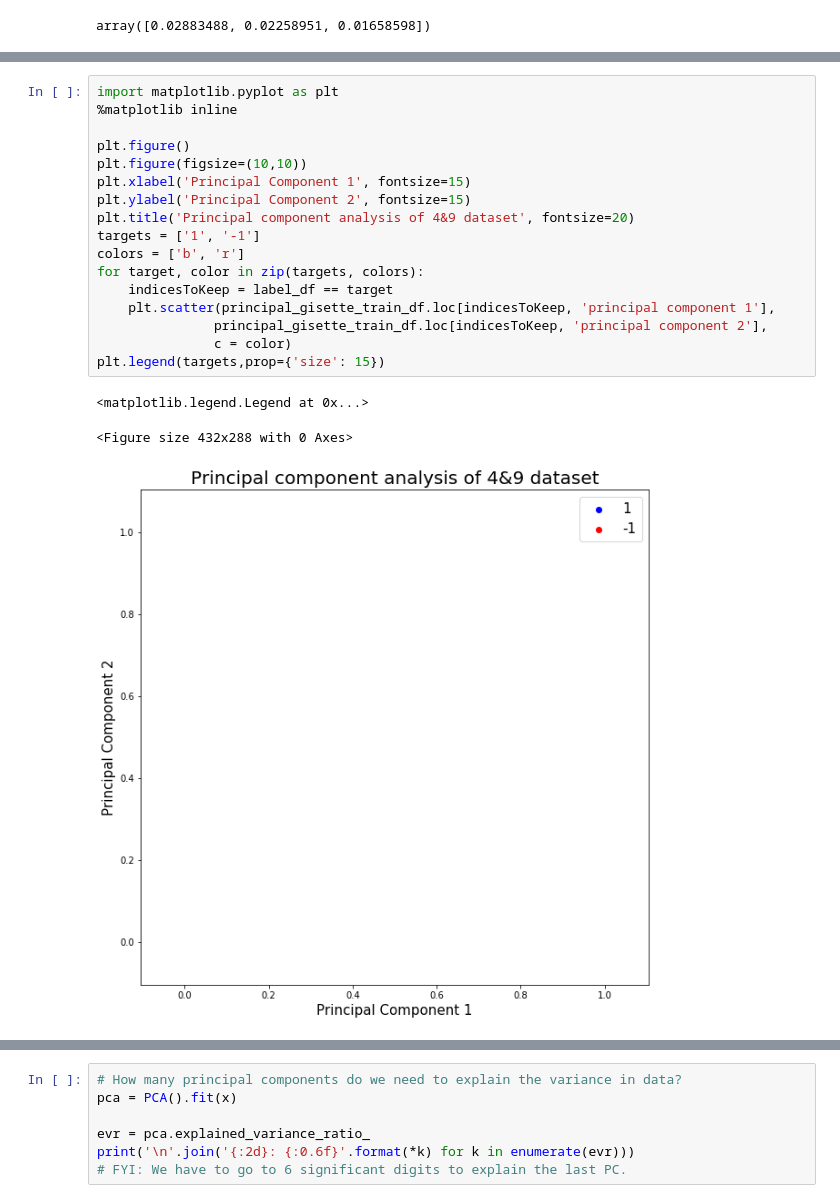
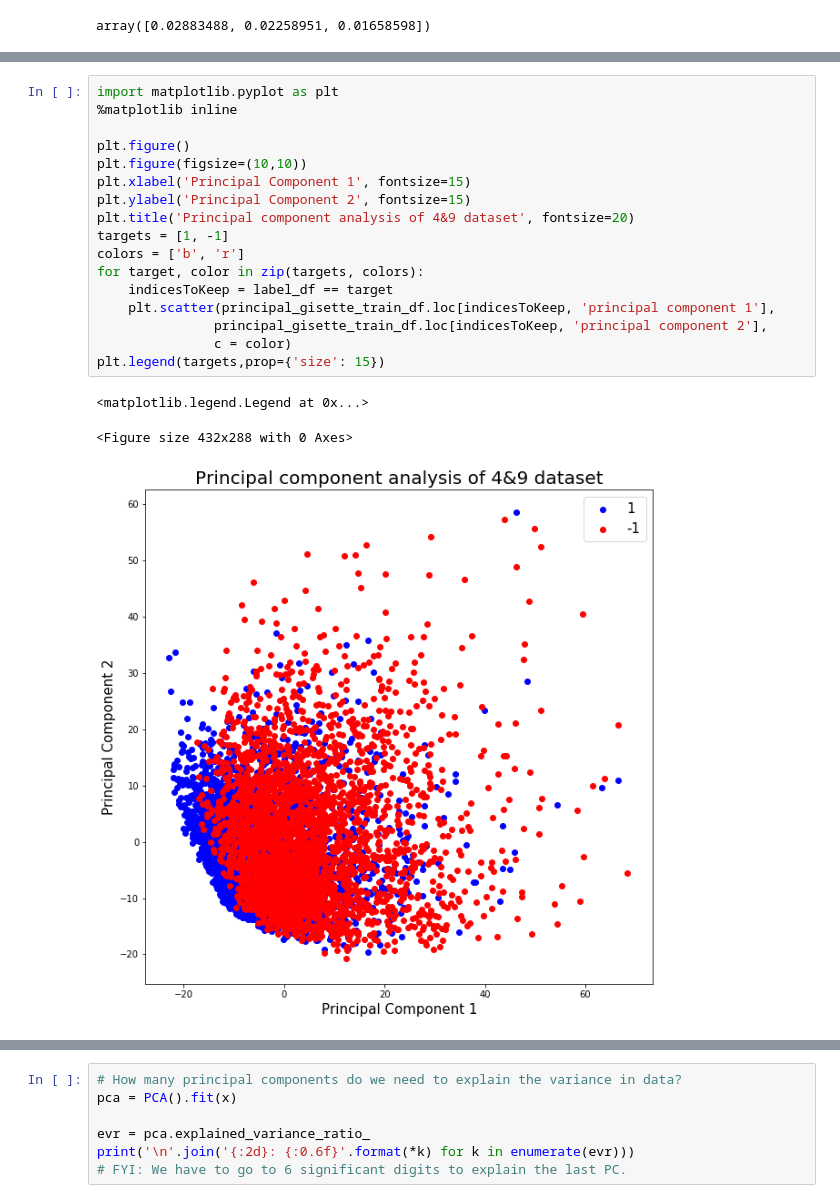
Before and after one commit to USF-CS-663-Spring-2020/lab-03-pca-anuragjha, a Jupyter notebook: gisette/gisette.ipynb, the cells around one changed output, grey strips where cells are left out. Cells and saved outputs as stored; diff of their text form.

```diff
--- a/gisette/gisette.ipynb
+++ b/gisette/gisette.ipynb
@@ -103,21 +121,21 @@ array([0.02883488, 0.02258951, 0.01658598])
 # %%
 import matplotlib.pyplot as plt
 %matplotlib inline
 
 plt.figure()
 plt.figure(figsize=(10,10))
 plt.xlabel('Principal Component 1', fontsize=15)
 plt.ylabel('Principal Component 2', fontsize=15)
 plt.title('Principal component analysis of 4&9 dataset', fontsize=20)
-targets = ['1', '-1']
+targets = [1, -1]
 colors = ['b', 'r']
 for target, color in zip(targets, colors):
     indicesToKeep = label_df == target
     plt.scatter(principal_gisette_train_df.loc[indicesToKeep, 'principal component 1'],
                principal_gisette_train_df.loc[indicesToKeep, 'principal component 2'],
                c = color)
 plt.legend(targets,prop={'size': 15})
 # %% [output]
 <matplotlib.legend.Legend at 0x...>
 <Figure size 432x288 with 0 Axes>
-[figure, old version]
+[figure, new version]
```
Also changed, not shown: parts of 11 cells of this notebook, 2 other files.
